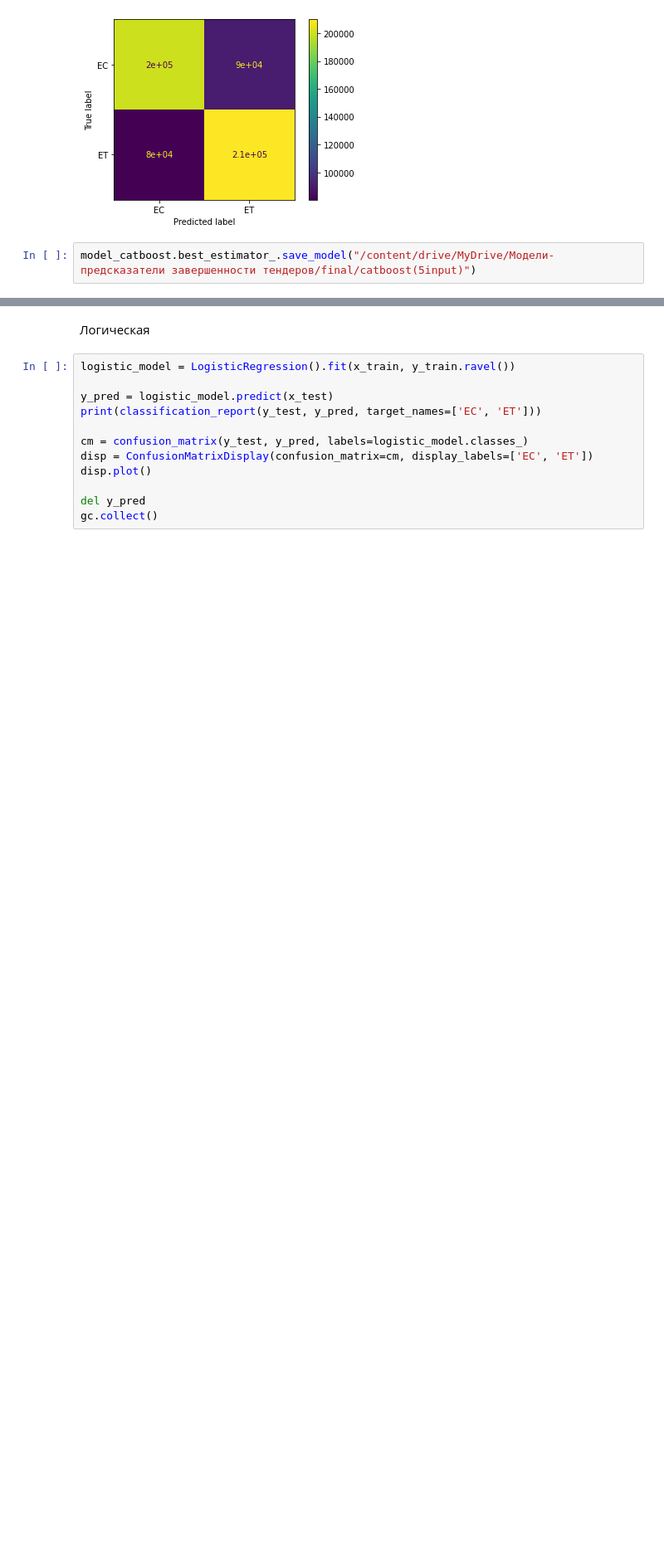
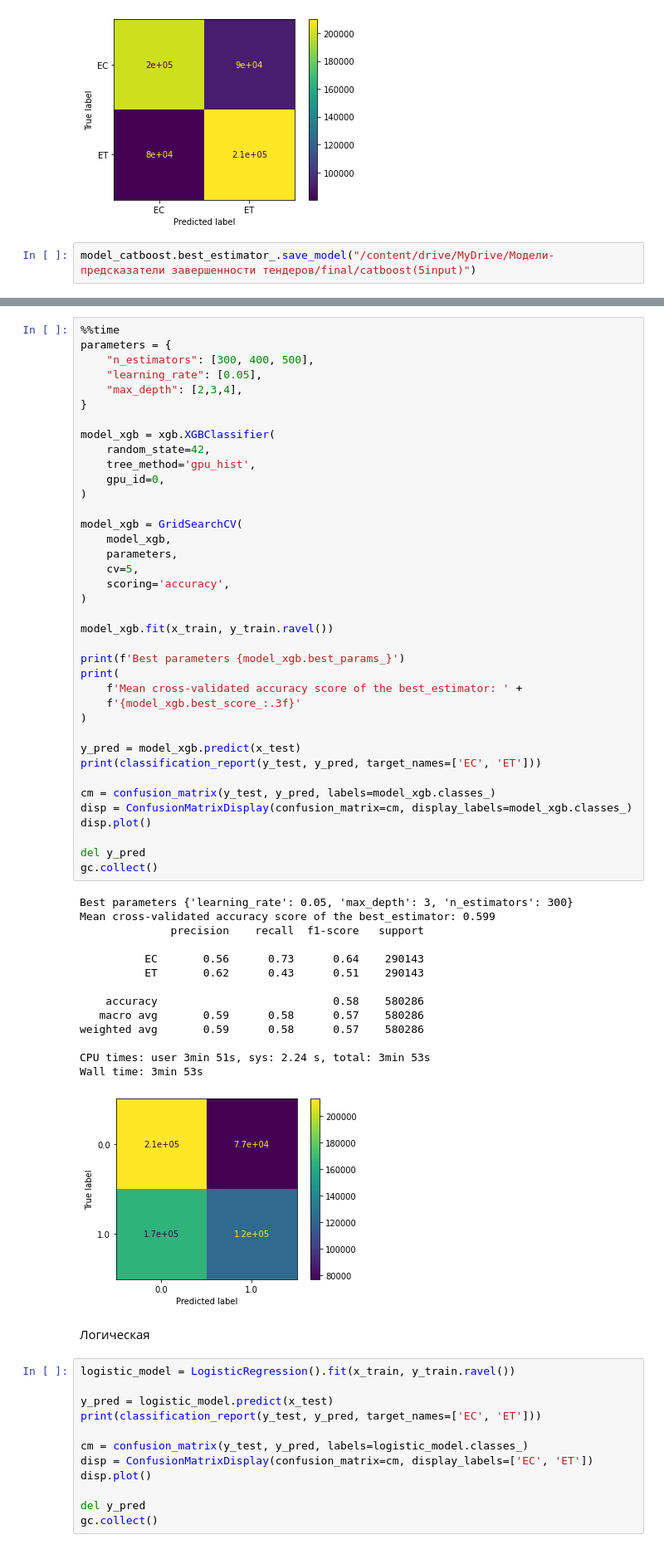
Before and after one commit to danil99152/prediction-of-government-tenders, a Jupyter notebook: forecasting_future_contract_stage.ipynb, the cells around one changed output, grey strips where cells are left out. Shown at 83% size. Drawn from its saved outputs; the diff is of its cells as text; blank space fills up the shorter version.

```diff
--- a/forecasting_future_contract_stage.ipynb
+++ b/forecasting_future_contract_stage.ipynb
@@ -852,3 +864,56 @@ model_catboost.best_estimator_.save_model("/content/drive/MyDrive/Модели-
+# %%
+%%time
+parameters = {
+    "n_estimators": [300, 400, 500],
+    "learning_rate": [0.05],
+    "max_depth": [2,3,4],
+}
+
+model_xgb = xgb.XGBClassifier(
+    random_state=42,
+    tree_method='gpu_hist',
+    gpu_id=0,
+)
+
+model_xgb = GridSearchCV(
+    model_xgb,
+    parameters,
+    cv=5,
+    scoring='accuracy',
+)
+
+model_xgb.fit(x_train, y_train.ravel())
+
+print(f'Best parameters {model_xgb.best_params_}')
+print(
+    f'Mean cross-validated accuracy score of the best_estimator: ' +
+    f'{model_xgb.best_score_:.3f}'
+)
+
+y_pred = model_xgb.predict(x_test)
+print(classification_report(y_test, y_pred, target_names=['EC', 'ET']))
+
+cm = confusion_matrix(y_test, y_pred, labels=model_xgb.classes_)
+disp = ConfusionMatrixDisplay(confusion_matrix=cm, display_labels=model_xgb.classes_)
+disp.plot()
+
+del y_pred
+gc.collect()
+# %% [output]
+Best parameters {'learning_rate': 0.05, 'max_depth': 3, 'n_estimators': 300}
+Mean cross-validated accuracy score of the best_estimator: 0.599
+              precision    recall  f1-score   support
+
+          EC       0.56      0.73      0.64    290143
+          ET       0.62      0.43      0.51    290143
+
+    accuracy                           0.58    580286
+   macro avg       0.59      0.58      0.57    580286
+weighted avg       0.59      0.58      0.57    580286
+
+CPU times: user 3min 51s, sys: 2.24 s, total: 3min 53s
+Wall time: 3min 53s
+[figure, added]
 # %% [markdown]
 Логическая
 # %%
```
Also changed, not shown: parts of 13 cells of this notebook.
